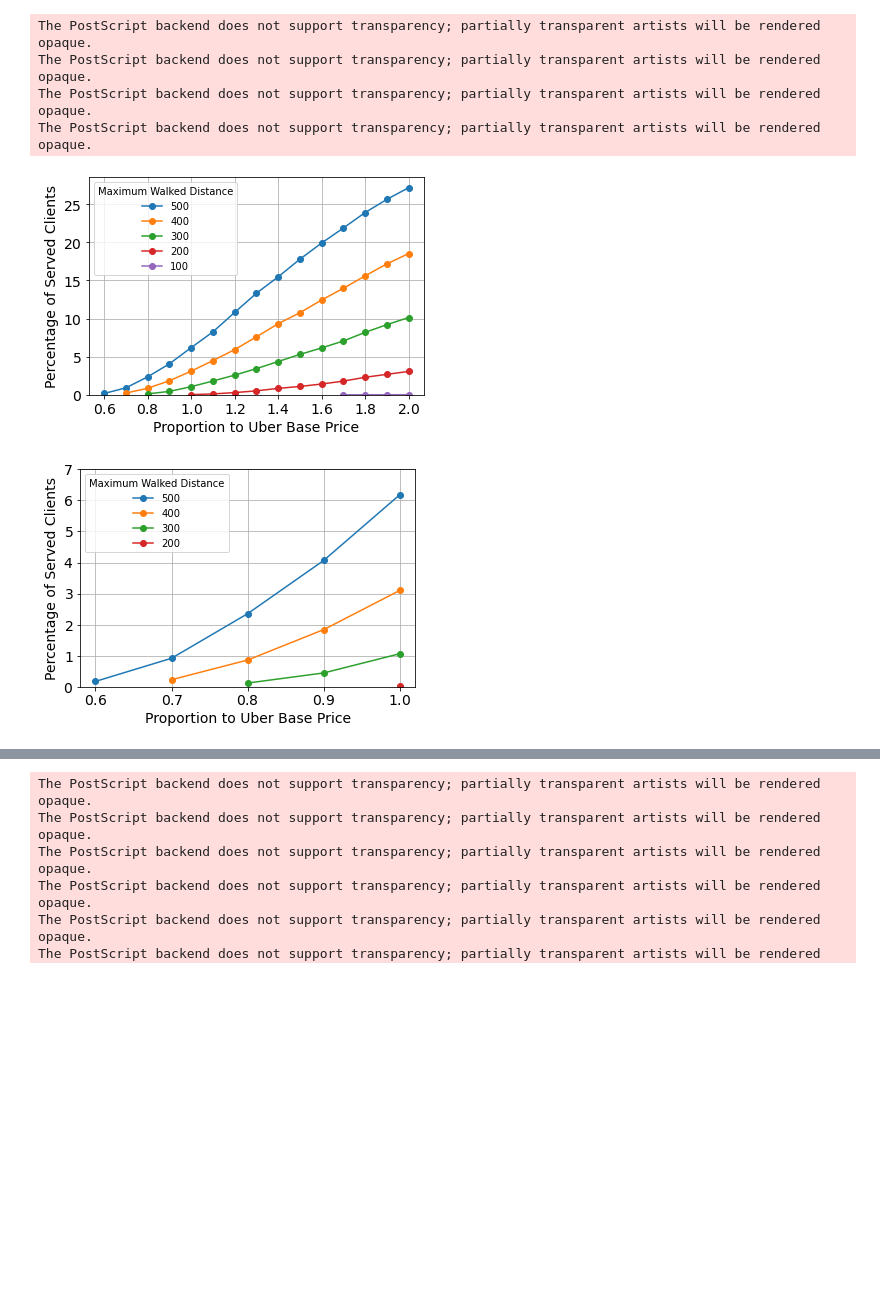
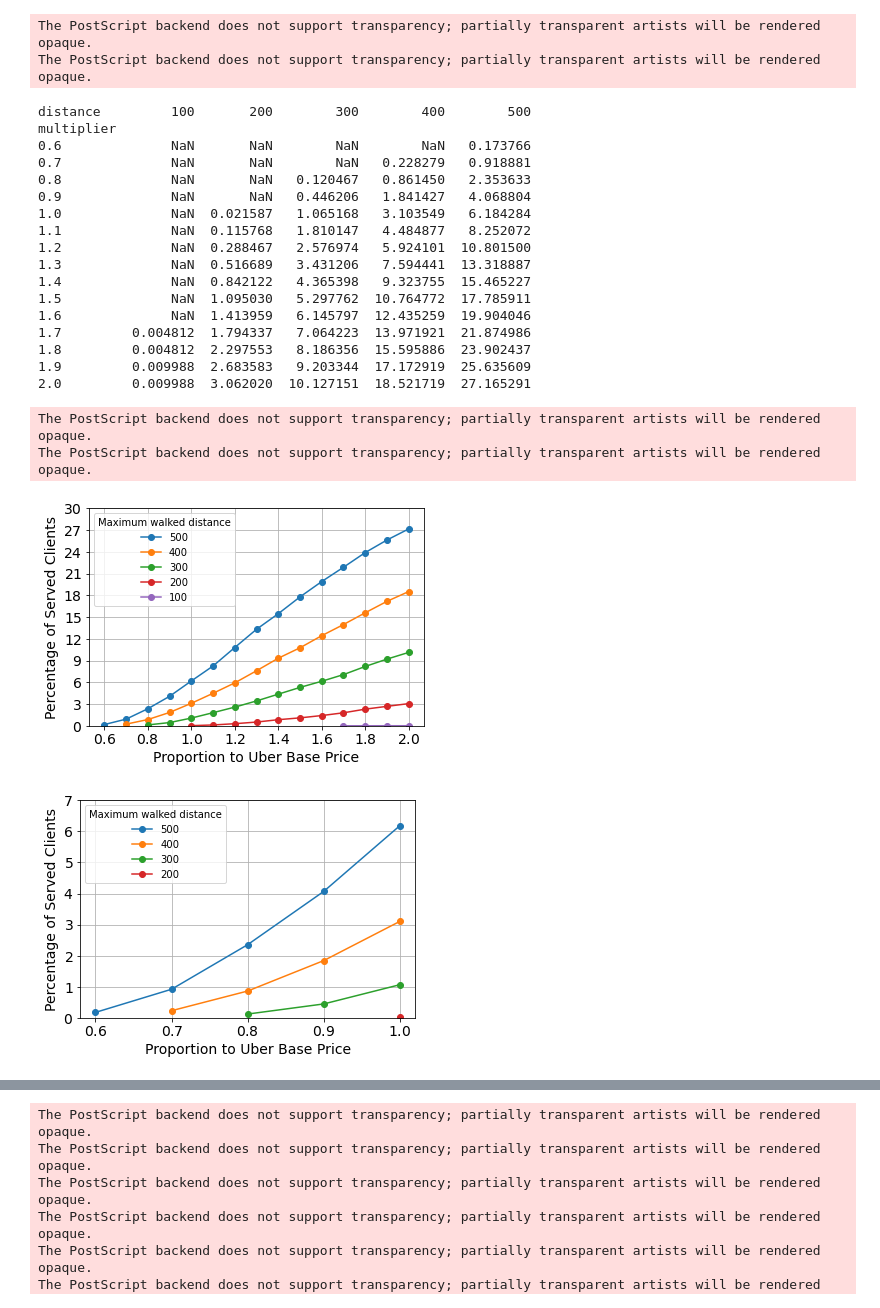
Before and after one commit to cristianomonteiro/BuildingSharedStations, a Jupyter notebook: plotGraphsIEEE.ipynb, the cells around one changed output, grey strips where cells are left out. Drawn from its saved outputs; the diff is of its cells as text; code cells hidden in the pictures; blank space fills up the shorter version.

```diff
--- a/plotGraphsIEEE.ipynb
+++ b/plotGraphsIEEE.ipynb
@@ -309,37 +317,56 @@ for distanceCutOff in np.linspace(100, 500, num=5, dtype=int):
                                     4*totalDrivenDistance[keyTotalTrips]/allocatedStations[keyTotalTrips]))
         except FileNotFoundError:
             break
 
 dataFrame = pd.DataFrame(data=dataList, columns=['multiplier', 'distance', 'served', 'vehicles', 'drivendistance'])
 dataFramePd = dataFrame.pivot(index='multiplier', columns='distance', values='served')
 #dataFramePd['multiplier'] = dataFrame.index
 dataFramePd.sort_index(inplace=True)
 #print(dataFramePd)
 dataList = None
 
 fileName = folderSave / ('Served_' + textMultiplier + '.eps')
 ax = prepareLinePlot(   dataFrame=dataFramePd,
                         xLabel="Proportion to Uber Base Price",
                         yLabel="Percentage of Served Clients",
-                        legendTitle='Maximum Walked Distance',
-                        fileName=fileName.resolve())
+                        legendTitle='Maximum walked distance',
+                        fileName=fileName.resolve(),
+                        yTicks=range(0, 33, 3))
 
 dataFramePd = dataFrame.pivot(index='multiplier', columns='distance', values='served')
 lastXTick = 1
 smallerDataFrame = dataFramePd[dataFramePd.index <= lastXTick].dropna(axis=1, how='all')
+print(dataFramePd)
 minPercentage = min(smallerDataFrame.index)
 fileName = folderSave / ('Served_' + textMultiplier + '_until_1.eps')
 ax = prepareLinePlot(   dataFrame=smallerDataFrame,
                         xLabel="Proportion to Uber Base Price",
                         yLabel="Percentage of Served Clients",
-                        legendTitle='Maximum Walked Distance',
+                        legendTitle='Maximum walked distance',
                         fileName=fileName.resolve(),
                         xTicks=np.linspace(minPercentage, lastXTick, num=5),
                         yTicks=range(0, 8))
 # %% [output]
 The PostScript backend does not support transparency; partially transparent artists will be rendered opaque.
 The PostScript backend does not support transparency; partially transparent artists will be rendered opaque.
-The PostScript backend does not support transparency; partially transparent artists will be rendered opaque.
-The PostScript backend does not support transparency; partially transparent artists will be rendered opaque.
+distance         100       200        300        400        500
+multiplier
+0.6              NaN       NaN        NaN        NaN   0.173766
+0.7              NaN       NaN        NaN   0.228279   0.918881
+0.8              NaN       NaN   0.120467   0.861450   2.353633
+0.9              NaN       NaN   0.446206   1.841427   4.068804
+1.0              NaN  0.021587   1.065168   3.103549   6.184284
+1.1              NaN  0.115768   1.810147   4.484877   8.252072
+1.2              NaN  0.288467   2.576974   5.924101  10.801500
+1.3              NaN  0.516689   3.431206   7.594441  13.318887
+1.4              NaN  0.842122   4.365398   9.323755  15.465227
+1.5              NaN  1.095030   5.297762  10.764772  17.785911
+1.6              NaN  1.413959   6.145797  12.435259  19.904046
+1.7         0.004812  1.794337   7.064223  13.971921  21.874986
+1.8         0.004812  2.297553   8.186356  15.595886  23.902437
+1.9         0.009988  2.683583   9.203344  17.172919  25.635609
+2.0         0.009988  3.062020  10.127151  18.521719  27.165291
+The PostScript backend does not support transparency; partially transparent artists will be rendered opaque.
+The PostScript backend does not support transparency; partially transparent artists will be rendered opaque.
-[figure, old version]
+[figure, new version]
-[figure, old version]
+[figure, new version]
```
Also changed, not shown: parts of 11 cells of this notebook, 55 other files.
